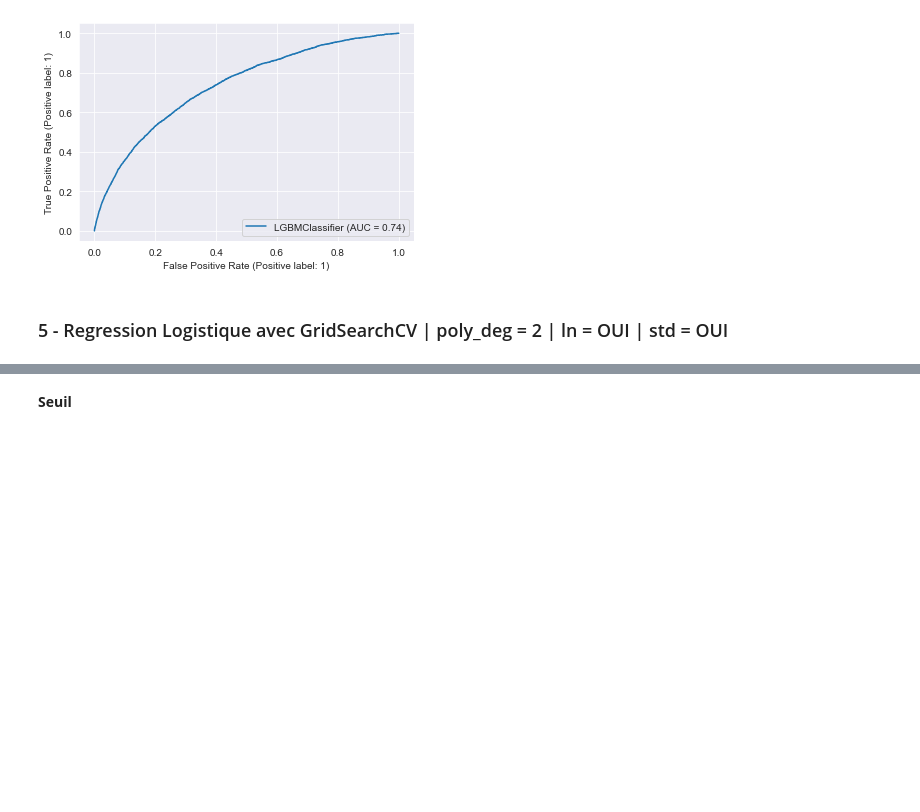
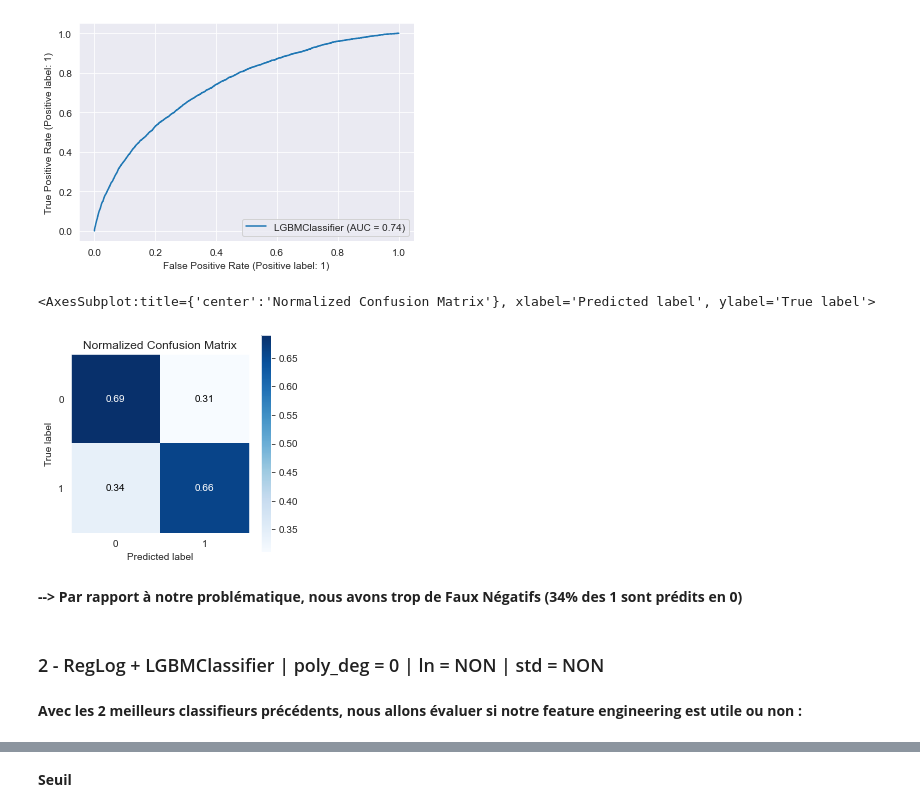
Before and after one commit to martinletouvet/oc_projet7, a Jupyter notebook: P7_Notebook.ipynb, the cells around one changed output, grey strips where cells are left out. Cells and saved outputs as stored; diff of their text form; code cells hidden in the pictures; blank space fills up the shorter version.

```diff
--- a/P7_Notebook.ipynb
+++ b/P7_Notebook.ipynb
@@ -1417,19 +1448,0 @@ Std X : OUI
-# %%
-from sklearn.linear_model import LogisticRegression
-lr = LogisticRegression(class_weight='balanced')
-
-start_time = time.time()
-
-lr.fit(data_train, y_train)
-y_pred = lr.predict(data_test)
-y_prob = lr.predict_proba(data_test)[:,1]
-
-exec_time = time.time() - start_time
-
-print('Classifieur :', lr)
-print('-------')
-print('Testing set accuracy : ', round(metrics.accuracy_score(y_test, y_pred),3))
-print('ROC AUC Score : ', round(metrics.roc_auc_score(y_test, y_prob),3))
-print('F1 Score : ', round(metrics.f1_score(y_test, y_pred),3))
-
-print("Temps d'exécution : - %s seconds -" % "{:.2}".format(exec_time))
@@ -1474,20 +1448,0 @@ Std X : OUI
-# %%
-import xgboost as xgb
-
-clf = xgb.XGBClassifier()
-
-start_time = time.time()
-
-clf.fit(data_train, y_train)
-y_pred = clf.predict(data_test)
-y_prob = clf.predict_proba(data_test)[:,1]
-
-exec_time = time.time() - start_time
-
-print('Classifieur :', clf)
-print('-------')
-print('Testing set accuracy : ', round(metrics.accuracy_score(y_test, y_pred),3))
-print('ROC AUC Score : ', round(metrics.roc_auc_score(y_test, y_prob),3))
-print('F1 Score : ', round(metrics.f1_score(y_test, y_pred),3))
-
-print("Temps d'exécution : - %s seconds -" % "{:.2}".format(exec_time))
@@ -1577,5 +1457,17 @@ metrics.plot_roc_curve(lgbm, data_test, y_test)
 # %% [output]
 <sklearn.metrics._plot.roc_curve.RocCurveDisplay at 0x...>
 [figure]
-# %% [markdown]
-### 5 - Regression Logistique avec GridSearchCV | poly_deg = 2 | ln = OUI |  std = OUI
+# %%
+skplt.metrics.plot_confusion_matrix(
+    y_test,
+    y_pred,
+    figsize=(4,4), normalize='All')
+# %% [output]
+<AxesSubplot:title={'center':'Normalized Confusion Matrix'}, xlabel='Predicted label', ylabel='True label'>
+[figure, added]
+# %% [markdown]
+**--> Par rapport à notre problématique, nous avons trop de Faux Négatifs (34% des 1 sont prédits en 0)**
+# %% [markdown]
+### 2 - RegLog + LGBMClassifier | poly_deg = 0 | ln = NON |  std = NON
+# %% [markdown]
+**Avec les 2 meilleurs classifieurs précédents, nous allons évaluer si notre feature engineering est utile ou non :**
```
Also changed, not shown: parts of 122 cells of this notebook.
